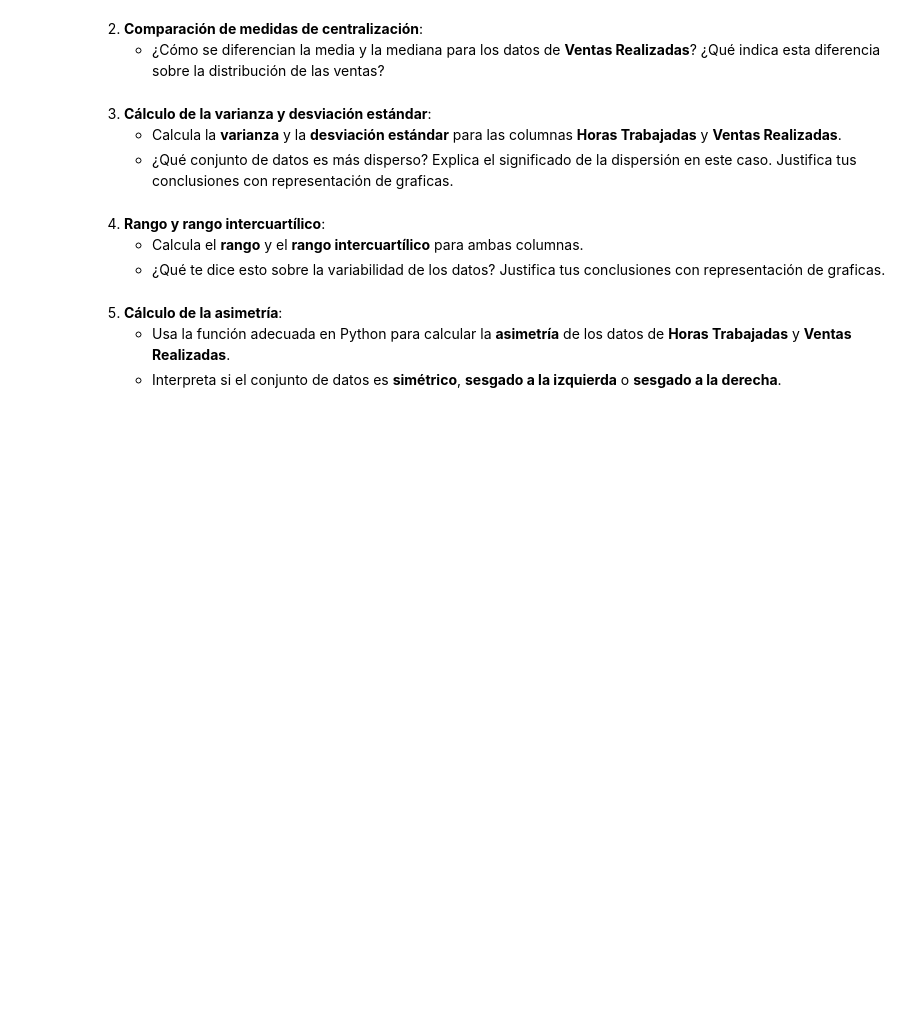
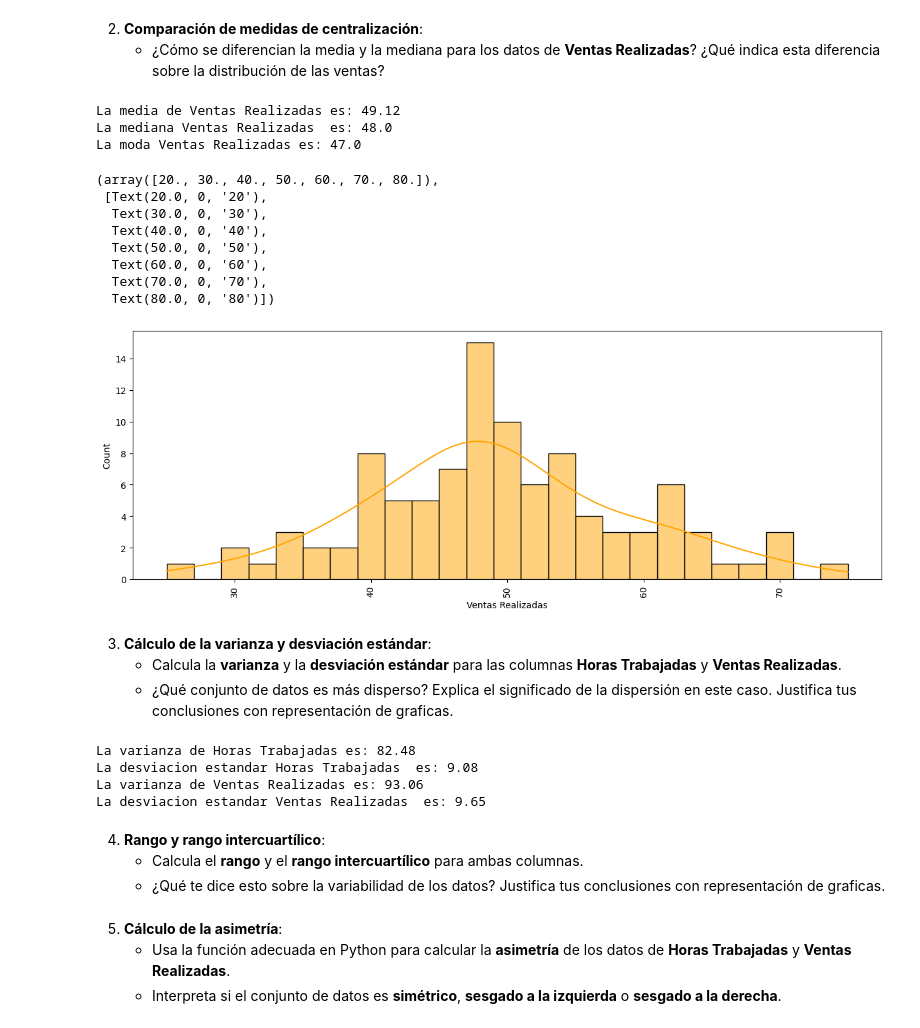
Before and after one commit to santiagorodriguez-dev/laboratorio-modulo6-leccion01-estadistica-descriptiva, a Jupyter notebook: notebooks/laboratorio-modulo6-leccion01-estadistica-descriptiva.ipynb, the cells around one changed output. Cells and saved outputs as stored; diff of their text form; code cells hidden in the pictures; blank space fills up the shorter version.

```diff
--- a/notebooks/laboratorio-modulo6-leccion01-estadistica-descriptiva.ipynb
+++ b/notebooks/laboratorio-modulo6-leccion01-estadistica-descriptiva.ipynb
@@ -184,3 +224,30 @@ La moda Ventas Realizadas es: 47.0
+# %%
+calculo_datos(df,'Ventas Realizadas')
+plt.figure(figsize=(15, 5))
+
+sns.histplot(data=df,
+             x='Ventas Realizadas',
+             kde=True,
+             bins = 25,
+             color ='orange')
+
+
+plt.xticks(rotation=90)
+
+# La media y la mediana son simimilares por que no hay datos extremos.
+# %% [output]
+La media de Ventas Realizadas es: 49.12
+La mediana Ventas Realizadas  es: 48.0
+La moda Ventas Realizadas es: 47.0
+(array([20., 30., 40., 50., 60., 70., 80.]),
+ [Text(20.0, 0, '20'),
+  Text(30.0, 0, '30'),
+  Text(40.0, 0, '40'),
+  Text(50.0, 0, '50'),
+  Text(60.0, 0, '60'),
+  Text(70.0, 0, '70'),
+  Text(80.0, 0, '80')])
+[figure, added]
 # %% [markdown]
 3. **Cálculo de la varianza y desviación estándar**:
    - Calcula la **varianza** y la **desviación estándar** para las columnas **Horas Trabajadas** y **Ventas Realizadas**.
@@ -190,3 +255,17 @@ La moda Ventas Realizadas es: 47.0
+# %%
+def calculo_datos_3(df,columna):
+    print(f"La varianza de {columna} es: {np.round(df[columna].var(), 2)}")
+    print(f"La desviacion estandar {columna}  es: {np.round(df[columna].std(), 2)}")
+
+calculo_datos_3(df,'Horas Trabajadas')
+calculo_datos_3(df,'Ventas Realizadas')
+
+# los datos de las columnas estan dispersos por igual.
+# %% [output]
+La varianza de Horas Trabajadas es: 82.48
+La desviacion estandar Horas Trabajadas  es: 9.08
+La varianza de Ventas Realizadas es: 93.06
+La desviacion estandar Ventas Realizadas  es: 9.65
 # %% [markdown]
 4. **Rango y rango intercuartílico**:
    - Calcula el **rango** y el **rango intercuartílico** para ambas columnas.
```
Also changed, not shown: parts of 5 cells of this notebook.
